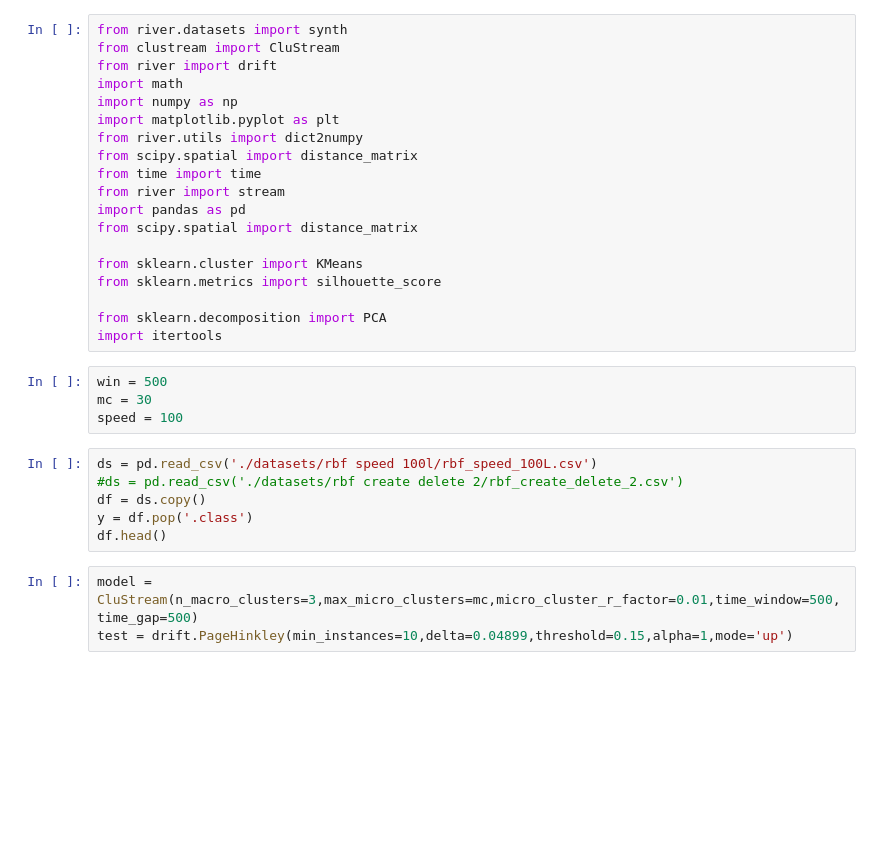
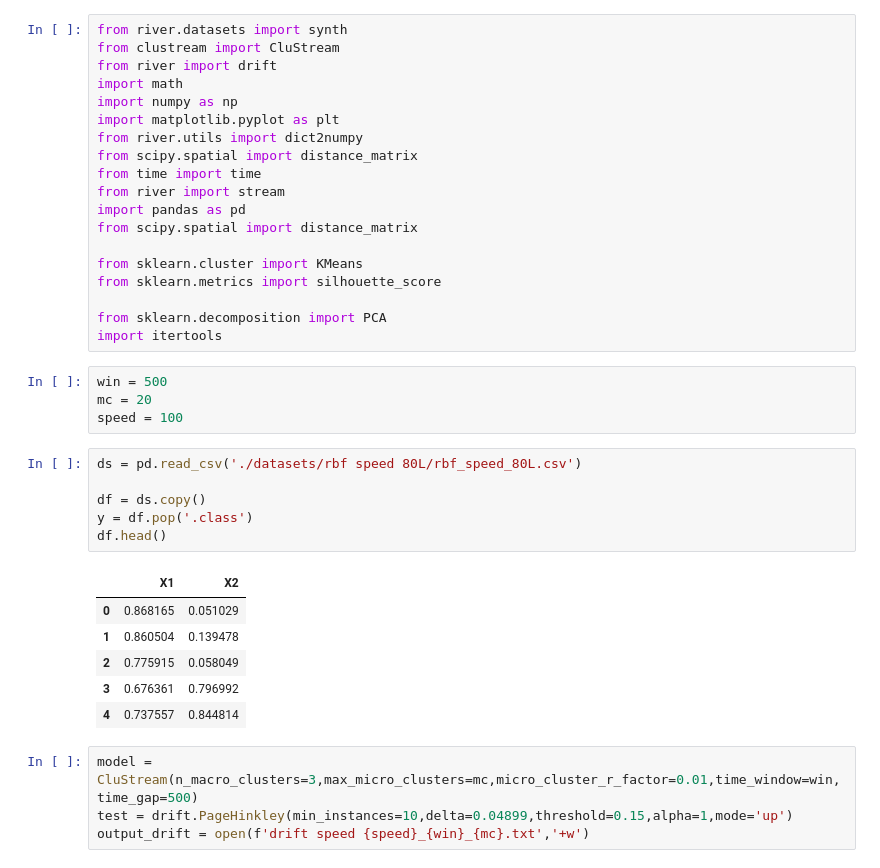
Before and after one commit to Dead8Pixel/ConceptDriftClustering, a Jupyter notebook: test.ipynb, the cells around one changed output. Cells and saved outputs as stored; diff of their text form; blank space fills up the shorter version.

```diff
--- a/test.ipynb
+++ b/test.ipynb
@@ -19,17 +19,25 @@ from sklearn.decomposition import PCA
 import itertools
 # %%
 win = 500
-mc = 30
+mc = 20
 speed = 100
 # %%
-ds = pd.read_csv('./datasets/rbf speed 100l/rbf_speed_100L.csv')
-#ds = pd.read_csv('./datasets/rbf create delete 2/rbf_create_delete_2.csv')
+ds = pd.read_csv('./datasets/rbf speed 80L/rbf_speed_80L.csv')
+
 df = ds.copy()
 y = df.pop('.class')
 df.head()
+# %% [output]
+|  | X1 | X2 |
+| 0 | 0.868165 | 0.051029 |
+| 1 | 0.860504 | 0.139478 |
+| 2 | 0.775915 | 0.058049 |
+| 3 | 0.676361 | 0.796992 |
+| 4 | 0.737557 | 0.844814 |
 # %%
-model = CluStream(n_macro_clusters=3,max_micro_clusters=mc,micro_cluster_r_factor=0.01,time_window=500,time_gap=500)
+model = CluStream(n_macro_clusters=3,max_micro_clusters=mc,micro_cluster_r_factor=0.01,time_window=win,time_gap=500)
 test = drift.PageHinkley(min_instances=10,delta=0.04899,threshold=0.15,alpha=1,mode='up')
+output_drift = open(f'drift speed {speed}_{win}_{mc}.txt','+w')
 # %%
 fig ,ax = plt.subplots(2,3,figsize=(10,6),sharex=True, sharey= True)
 it = itertools.product((0,1,2),(0,1,2))
```
Also changed, not shown: parts of 4 cells of this notebook.
